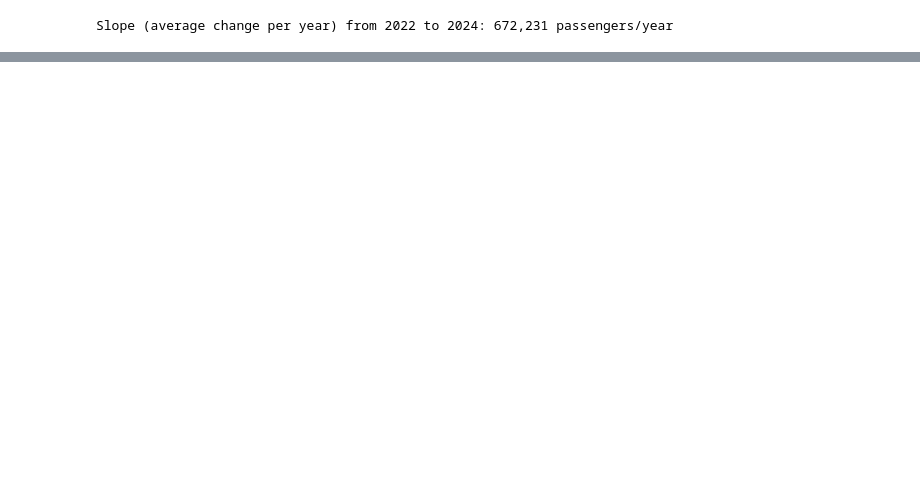
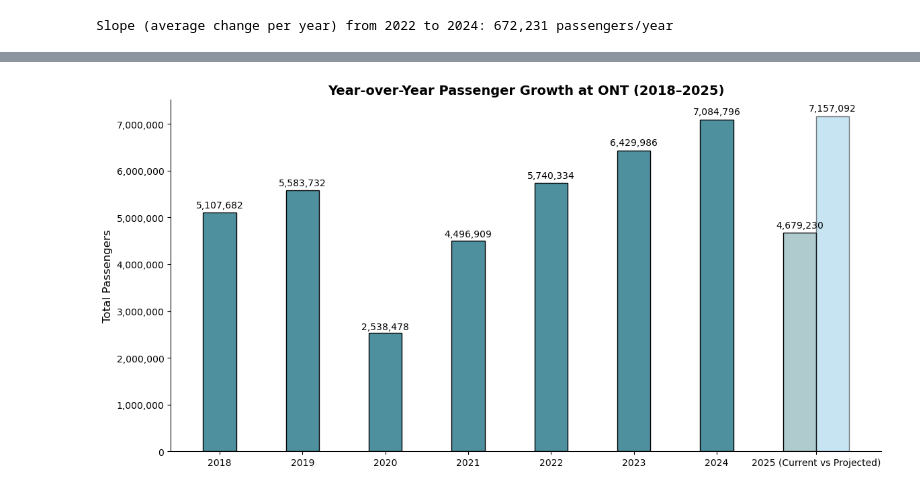
Before and after one commit to doom-boy/Ontario-Competition-Project, a Jupyter notebook: Passenger_Statistics.ipynb, the cells around one changed output, grey strips where cells are left out. Saved outputs shown, nothing was run; the diff lists cells and outputs as text; code cells hidden in the pictures; blank space fills up the shorter version.

Commit message:
for visuals 2am changes ben

```diff
--- a/Passenger_Statistics.ipynb
+++ b/Passenger_Statistics.ipynb
@@ -315,0 +477,94 @@ Slope (average change per year) from 2022 to 2024: 672,231 passengers/year
+# %%
+import numpy as np
+import matplotlib.pyplot as plt
+import seaborn as sns
+
+# Work on a copy to keep original data intact
+mt_copy = monthly_totals.copy()
+mt_copy.columns = mt_copy.columns.str.strip()
+
+# Actual totals 2018-2024
+df_actuals = mt_copy[mt_copy['Year'].between(2018, 2024)]
+yearly_totals = df_actuals.groupby('Year')['Passengers'].sum()
+
+# 2025 current months (Jan–Aug)
+df_2025 = mt_copy[mt_copy['Year']==2025]
+current_2025_total = df_2025['Passengers'].sum()
+
+# Compute average multiplier Jan–Aug 2024 → 2025
+jan_aug_2024 = mt_copy[(mt_copy['Year']==2024) & (mt_copy['Month_Num']<=8)]
+jan_aug_2025 = mt_copy[(mt_copy['Year']==2025) & (mt_copy['Month_Num']<=8)]
+multipliers = jan_aug_2025['Passengers'].values / jan_aug_2024['Passengers'].values
+avg_multiplier = multipliers.mean()
+
+# Project Sept–Dec 2025
+sept_dec_2024 = mt_copy[(mt_copy['Year']==2024) & (mt_copy['Month_Num']>=9) & (mt_copy['Month_Num']<=12)]
+projected_sept_dec_2025 = sept_dec_2024['Passengers'] * avg_multiplier
+
+# Full 2025 projected total
+projected_2025_total = current_2025_total + projected_sept_dec_2025.sum()
+
+# Combine totals for plotting
+totals = {year: yearly_totals.get(year,0) for year in range(2018,2025)}
+totals['2025 Current'] = current_2025_total
+totals['2025 Projected'] = projected_2025_total
+
+# --- Plot as grouped bars ---
+x_base = np.arange(0,7)          # 2018-2024 (7 bars)
+x_2025_current = np.array([7])   # 2025 Current
+x_2025_projected = np.array([7.4])  # 2025 Projected
+
+y_base = [totals[year] for year in range(2018,2025)]
+y_2025_current = [totals['2025 Current']]
+y_2025_projected = [totals['2025 Projected']]
+
+# Colors
+colors_base = ['#4e909e']*7       # 2018-2024
+color_2025_current = '#b0cbce'
+color_2025_projected = '#8ecae6'
+
+plt.figure(figsize=(12,6))
+# Base bars
+bars_base = plt.bar(x_base, y_base, color=colors_base, edgecolor='black', width=0.4)
+# 2025 Current
+bars_2025_current = plt.bar(x_2025_current, y_2025_current, color=color_2025_current, edgecolor='black', width=0.4)
+# 2025 Projected (semi-transparent)
+bars_2025_projected = plt.bar(x_2025_projected, y_2025_projected, color=color_2025_projected, edgecolor='black', width=0.4, alpha=0.5)
+
+# Add value labels
+for bar in list(bars_base) + list(bars_2025_current) + list(bars_2025_projected):
+    height = bar.get_height()
+    plt.text(
+        bar.get_x() + bar.get_width()/2,
+        height + (height*0.01),
+        f'{int(height):,}',
+        ha='center',
+        va='bottom',
+        fontsize=10
+    )
+
+# X-axis labels
+xticks = list(range(7)) + [7.2]
+xlabels = list(range(2018,2025)) + ['2025 (Current vs Projected)']
+plt.xticks(xticks, xlabels)
+
+# Y-axis formatting: plain numbers
+plt.gca().get_yaxis().set_major_formatter(plt.FuncFormatter(lambda x, p: format(int(x), ',')))
+
+# Title, labels, remove top/right spines
+plt.title("Year-over-Year Passenger Growth at ONT (2018–2025)", fontsize=14, weight='bold')
+plt.ylabel("Total Passengers", fontsize=12)
+sns.despine()
+plt.grid(False)
+plt.tight_layout()
+
+# --- Save the figure ---
+plt.savefig(
+    "yearbyyear_2018.png",  # filename
+    dpi=300,                 # high resolution
+    bbox_inches='tight'      # remove extra whitespace
+)
+
+plt.show()
+# %% [output]
+[figure, added]
```
Also changed, not shown: parts of 7 cells of this notebook, 11 other files.
